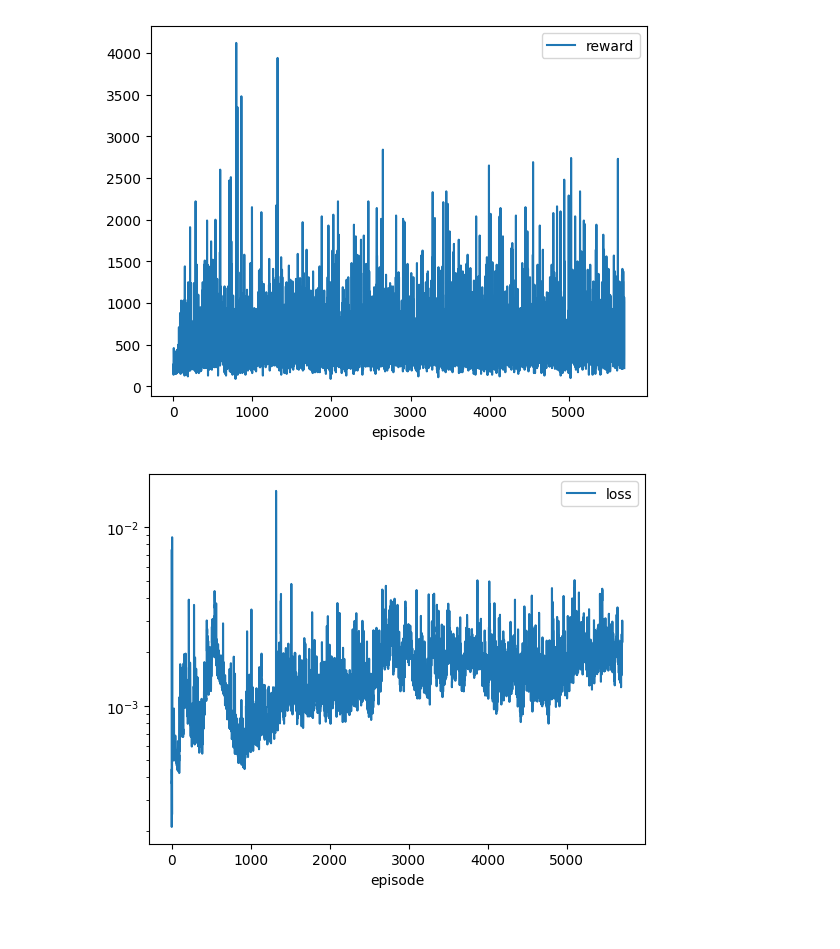
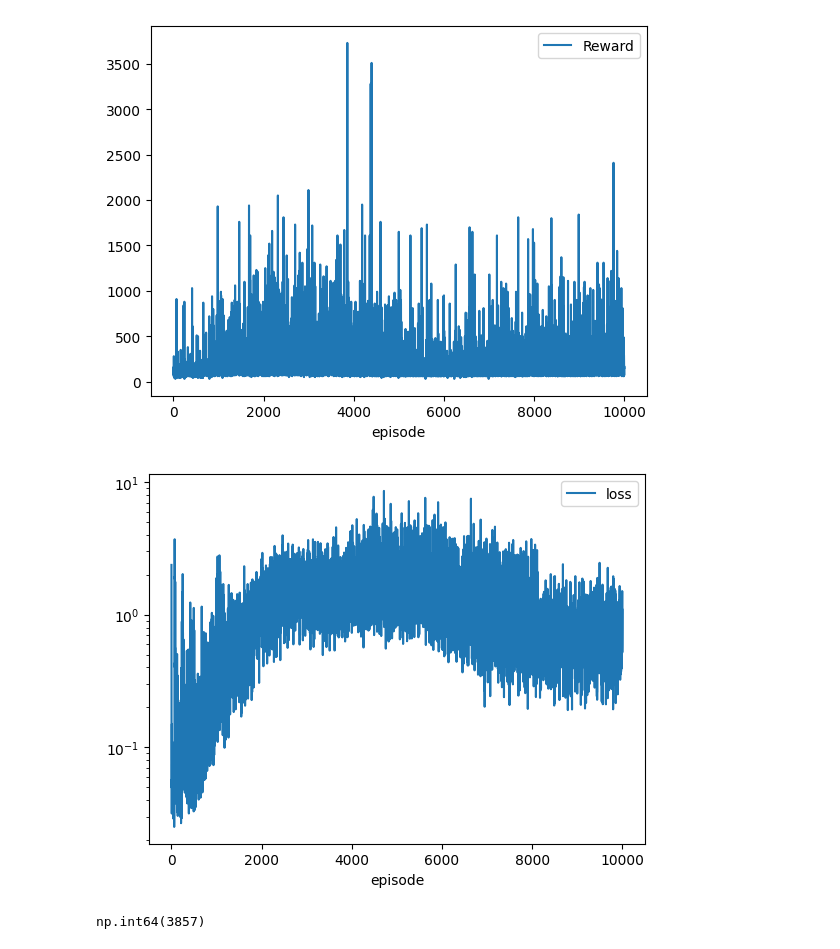
Before and after one commit to pavonism/reinforcement-learning, a Jupyter notebook: scripts/CheckMetrics.ipynb, the cells around one changed output. Drawn from its saved outputs; the diff is of its cells as text; code cells hidden in the pictures.

```diff
--- a/scripts/CheckMetrics.ipynb
+++ b/scripts/CheckMetrics.ipynb
@@ -1,10 +1,16 @@
 # %%
 import pandas as pd
+import matplotlib.pyplot as plt
 
-CHECKPOINT_NAME = 'priority_replay_buffer'
-df = pd.read_csv(f'../checkpoints/dqn/{CHECKPOINT_NAME}/metrics.csv', index_col=False)
+CHECKPOINT_NAME = r'ddqn\terminate_on_life_loss'
+df = pd.read_csv(f'../checkpoints/{CHECKPOINT_NAME}/metrics.csv', index_col=False)
+
+df.groupby('episode').sum()['reward'].rolling(window=100, center=True).mean().plot(y='reward')
 df.groupby('episode').sum()['reward'].expanding().mean().plot(y='reward')
+plt.legend(['Rolling mean', 'Expanding mean'])
+
 df.groupby('episode').sum().plot(y='reward')
+plt.legend(['Reward'])
 df.groupby('episode')[['episode', 'loss']].mean().plot(y='loss', logy=True)
 episodes_in_metrics = df.groupby("episode").count()
 # %% [output]
@@ -12,2 +18,8 @@ episodes_in_metrics = df.groupby("episode").count()
-[figure, old version]
+[figure, new version]
-[figure, old version]
+[figure, new version]
+# %%
+df.groupby('episode').sum()['reward'].max()
+idxmax = df.groupby('episode').sum()['reward'].idxmax()
+idxmax
+# %% [output]
+np.int64(3857)
```
Also changed, not shown: parts of 2 cells of this notebook, 6 other files.
